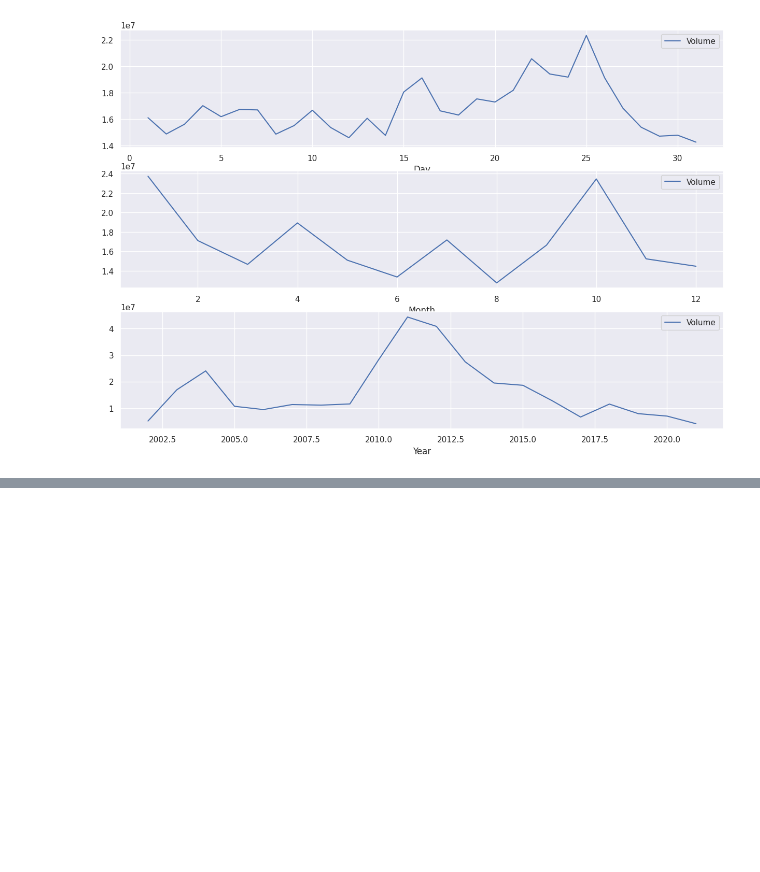
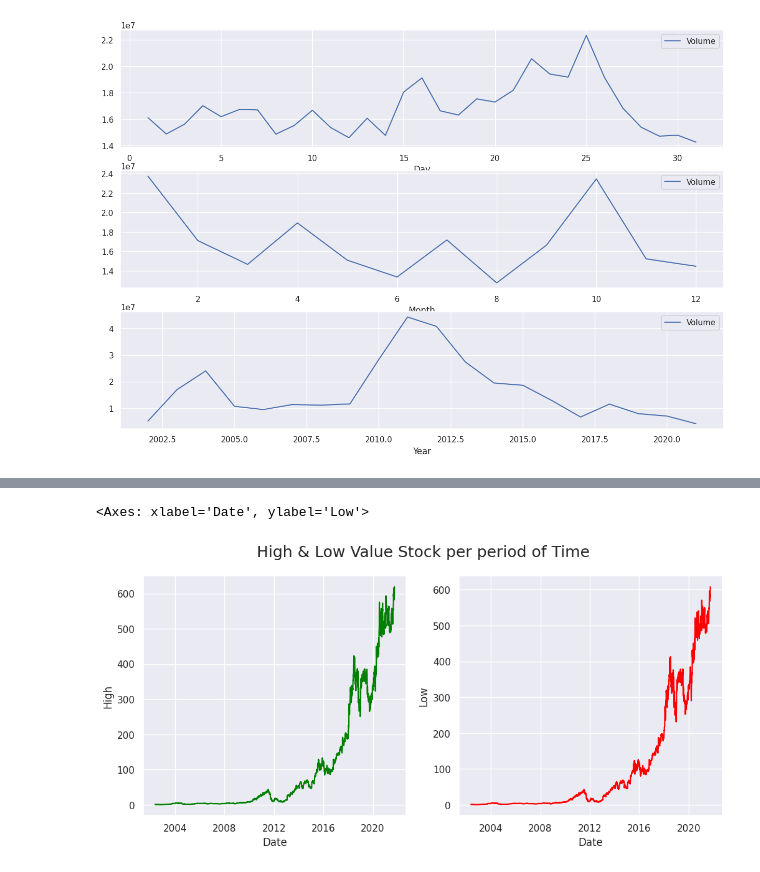
Before and after one commit to faarhaanfaarooq/Data-Analysis-Journey, a Jupyter notebook: Project_3_(Netflix_Stock_Analysis).ipynb, the cells around one changed output, grey strips where cells are left out. Saved outputs shown, nothing was run; the diff lists cells and outputs as text; code cells hidden in the pictures; blank space fills up the shorter version.

```diff
--- a/Project_3_(Netflix_Stock_Analysis).ipynb
+++ b/Project_3_(Netflix_Stock_Analysis).ipynb
@@ -53,0 +80,8 @@ df.groupby(df.index.year).mean().plot(y = 'Volume', ax = ax3, xlabel = 'Year')
+# %%
+fig,axes = plt.subplots(nrows = 1, ncols = 2, sharex = True, figsize = (12, 5))
+fig.suptitle('High & Low Value Stock per period of Time', fontsize = 18)
+sns.lineplot(ax = axes[0], y = df['High'], x = df.index, color = 'green')
+sns.lineplot(ax = axes[1], y = df['Low'], x = df.index, color = 'red')
+# %% [output]
+<Axes: xlabel='Date', ylabel='Low'>
+[figure, added]
```
Also changed, not shown: parts of 4 cells of this notebook.
